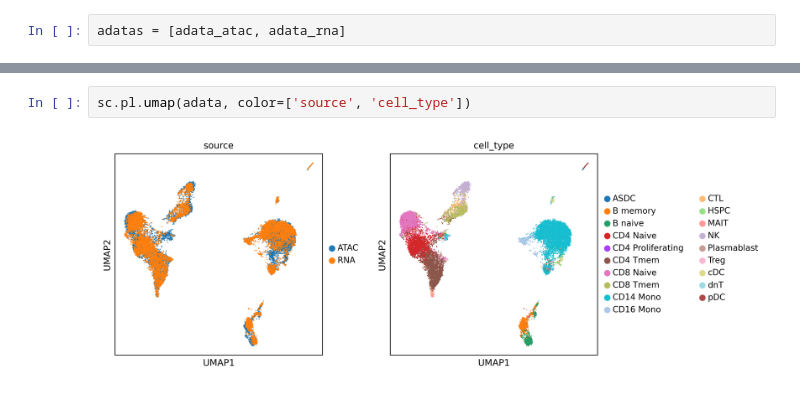
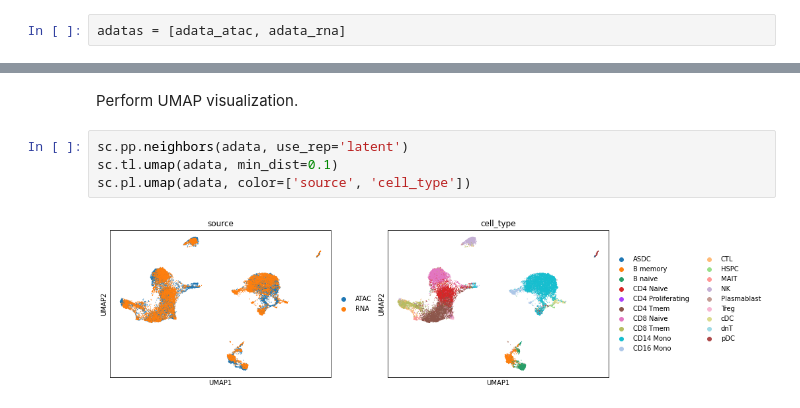
Before and after one commit to caokai1073/uniPort, a Jupyter notebook: docs/source/tutorials/pbmc_integration.ipynb, the cells around one changed output, grey strips where cells are left out. Cells and saved outputs as stored; diff of their text form.

```diff
--- a/docs/source/tutorials/pbmc_integration.ipynb
+++ b/docs/source/tutorials/pbmc_integration.ipynb
@@ -55,4 +56,8 @@ WARNING: saving figure to file output/umaptest.pdf
+# %% [markdown]
+Perform UMAP visualization.
 # %%
+sc.pp.neighbors(adata, use_rep='latent')
+sc.tl.umap(adata, min_dist=0.1)
 sc.pl.umap(adata, color=['source', 'cell_type'])
 # %% [output]
-[figure, old version]
+[figure, new version]
```
Also changed, not shown: parts of 4 cells of this notebook, 1 other file.
